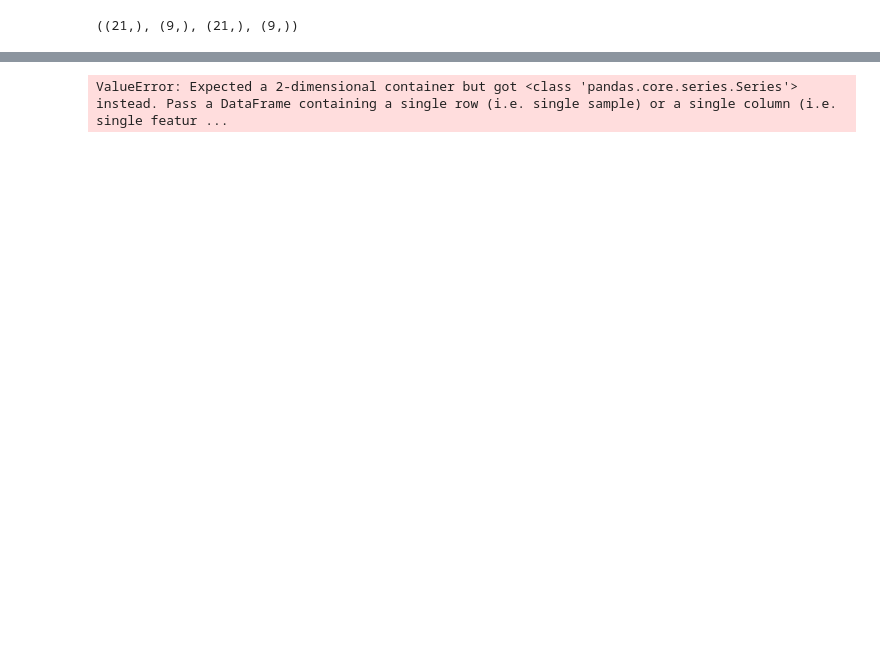
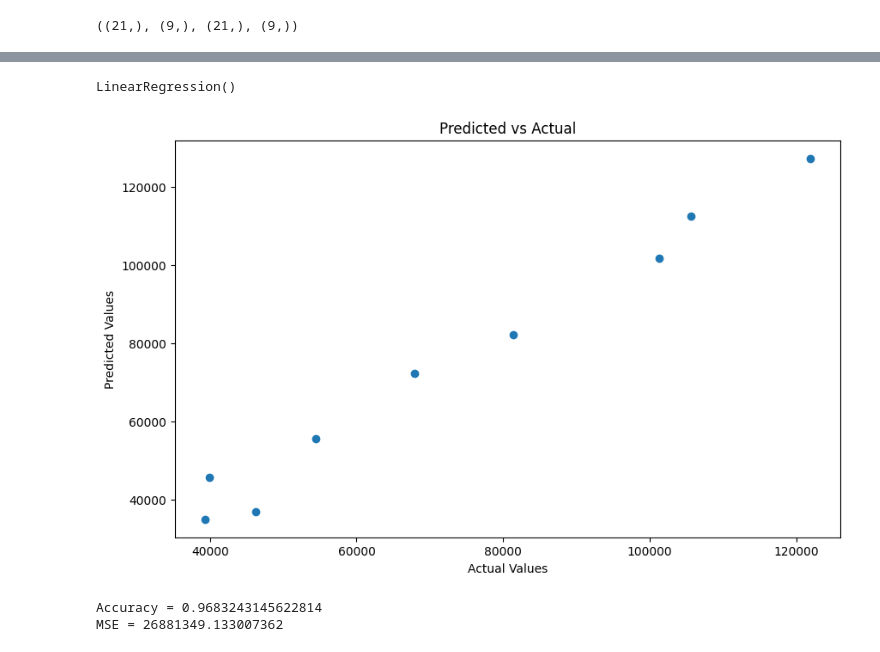
Before and after one commit to ESET0122/basic, a Jupyter notebook: Basics of Python/Practice/linear regression/simple_linear_regression.ipynb, the cells around one changed output, grey strips where cells are left out. Cells and saved outputs as stored; diff of their text form; code cells hidden in the pictures; blank space fills up the shorter version.

Commit message:
Updated linear reg file

```diff
--- a/Basics of Python/Practice/linear regression/simple_linear_regression.ipynb
+++ b/Basics of Python/Practice/linear regression/simple_linear_regression.ipynb
@@ -101,3 +109,6 @@ X_train,X_test,Y_train,Y_test = train_test_split(features,target,train_size=0.7,
 X_train.shape,X_test.shape,Y_train.shape,Y_test.shape
 # %% [output]
 ((21,), (9,), (21,), (9,))
+# %%
+X_train = X_train.values.reshape(-1, 1)
+X_test = X_test.values.reshape(-1, 1)
@@ -106,6 +121,6 @@ from sklearn.linear_model import LinearRegression
 
 model = LinearRegression()
 # %%
-model.fit(X_train,Y_train)
+model.fit(X_train, Y_train)
 # %% [output]
-ValueError: Expected a 2-dimensional container but got <class 'pandas.core.series.Series'> instead. Pass a DataFrame containing a single row (i.e. single sample) or a single column (i.e. single featur ...
+LinearRegression()
@@ -111,0 +131,11 @@ ValueError: Expected a 2-dimensional container but got <class 'pandas.core.serie
+# %%
+Y_pred = model.predict(X_test)
+# %%
+plt.figure(figsize=(10,6))
+plt.scatter(Y_test,Y_pred)
+plt.xlabel('Actual Values')
+plt.ylabel('Predicted Values')
+plt.title('Predicted vs Actual')
+plt.show()
+# %% [output]
+[figure, added]
@@ -111,0 +144,7 @@ ValueError: Expected a 2-dimensional container but got <class 'pandas.core.serie
+# %%
+r2score = r2_score(Y_test,Y_pred)
+print('Accuracy =',r2score)
+print('MSE =', mean_squared_error(Y_test,Y_pred))
+# %% [output]
+Accuracy = 0.9683243145622814
+MSE = 26881349.133007362
```
Also changed, not shown: parts of 8 cells of this notebook.
